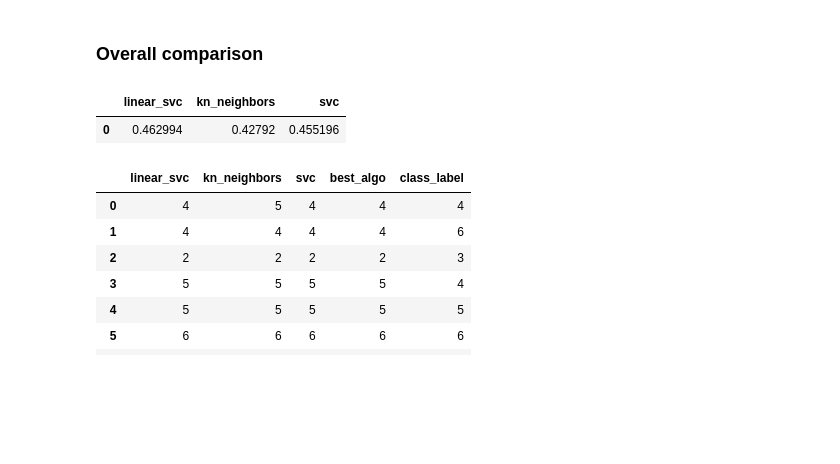
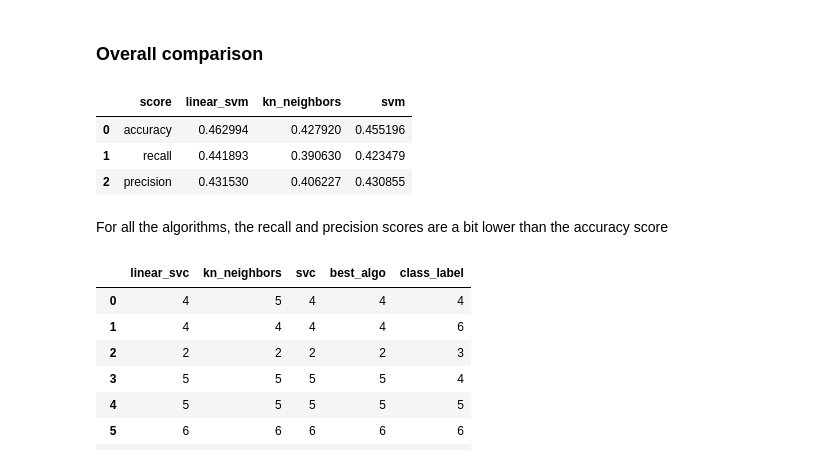
Before and after one commit to SanderVanAndel/ADS-MachineLearning, a Jupyter notebook: Starcraft_LeagueIndex_Predictions.ipynb, the cells around one changed output. Saved outputs shown, nothing was run; the diff lists cells and outputs as text; code cells hidden in the pictures; blank space fills up the shorter version.

```diff
--- a/Starcraft_LeagueIndex_Predictions.ipynb
+++ b/Starcraft_LeagueIndex_Predictions.ipynb
@@ -288,6 +308,8 @@ y = np.array(list(replays.iloc[:, 1].values))
 kf = KFold(n_splits=5, shuffle=True, random_state=0)
 
 accuracy_scores_linear_svm = []
+recall_scores_linear_svm = []
+precision_scores_linear_svm = []
 for train_index, test_index in kf.split(X):
 #     print("TRAIN:", train_index, "TEST:", test_index)
 
@@ -305,12 +327,19 @@ for train_index, test_index in kf.split(X):
     clf.fit(f_train, y_train)
     pred = clf.predict(f_test)
 
-    #Check accuracy
+    #Get accuracy, recall and precision
     acc = accuracy_score(pred, y_test)
+    recall = recall_score(y_test, pred,  average='micro', labels=[1, 2, 3, 4, 5])
+    precision = precision_score(y_test, pred, average='micro', labels=[1, 2, 3, 4, 5])
+
     accuracy_scores_linear_svm.append(acc)
+    recall_scores_linear_svm.append(recall)
+    precision_scores_linear_svm.append(precision)
 
-print('accuracy score per set', accuracy_scores_linear_svm)
 linearsvm_accuracy = reduce(lambda x, y: x + y, accuracy_scores_linear_svm) / len(accuracy_scores_linear_svm)
-print('average accuracy score: ', linearsvm_accuracy)
+linearsvm_recall = reduce(lambda x, y: x + y, recall_scores_linear_svm) / len(recall_scores_linear_svm)
+linearsvm_precision = reduce(lambda x, y: x + y, precision_scores_linear_svm) / len(precision_scores_linear_svm)
+
+print_scores(accuracy_scores_linear_svm, recall_scores_linear_svm, precision_scores_linear_svm, linearsvm_accuracy, linearsvm_recall, linearsvm_precision)
 # %% [output]
 accuracy score per set [0.4655688622754491, 0.4505988023952096, 0.46026986506746626, 0.4542728635682159, 0.48425787106446777]
@@ -384,6 +428,8 @@ y = np.array(list(replays.iloc[:, 1].values))
 kf = KFold(n_splits=5, shuffle=True, random_state=0)
 
 accuracy_scores_svm = []
+recall_scores_svm = []
+precision_scores_svm = []
 for train_index, test_index in kf.split(X):
 #     print("TRAIN:", train_index, "TEST:", test_index)
 
@@ -403,10 +449,26 @@ for train_index, test_index in kf.split(X):
 
     #Check accuracy
     acc = accuracy_score(pred, y_test)
+    recall = recall_score(pred, y_test, average='micro', labels=[1, 2, 3, 4, 5])
+    precision = precision_score(pred, y_test, average='micro', labels=[1, 2, 3, 4, 5])
+
     accuracy_scores_svm.append(acc)
+    recall_scores_svm.append(recall)
+    precision_scores_svm.append(precision)
 
 print('accuracy score per set', accuracy_scores_svm)
+print('recall score per set', recall_scores_svm)
+print('precision score per set', precision_scores_svm)
+print()
+
 svm_accuray = reduce(lambda x, y: x + y, accuracy_scores_svm) / len(accuracy_scores_svm)
+svm_recall = reduce(lambda x, y: x + y, recall_scores_svm) / len(recall_scores_svm)
+svm_precision = reduce(lambda x, y: x + y, precision_scores_svm) / len(precision_scores_svm)
+
+print_scores
+
 print('average accuracy score: ', svm_accuray)
+print('average recall score: ', svm_recall)
+print('average precision score: ', svm_precision)
 # %% [output]
 accuracy score per set [0.46407185628742514, 0.4565868263473054, 0.4542728635682159, 0.4362818590704648, 0.46476761619190404]
@@ -528,13 +596,20 @@ Predicting players that are in league 4 or 3 also succeeds with almost 50% chanc
 # %% [markdown]
 ### Overall comparison
 # %%
-columns = ['linear_svc','kn_neighbors', 'svc']
-data = [linearsvm_accuracy, kneighbor_accuracy, svm_accuray]
-df = pd.DataFrame(data = [data], columns=columns)
+columns = ['score', 'linear_svm','kn_neighbors', 'svm']
+data = [['accuracy', linearsvm_accuracy, kneighbor_accuracy, svm_accuray],
+        ['recall', linearsvm_recall, kneighbor_recall, svm_recall],
+        ['precision', linearsvm_precision, kneighbor_precision, svm_precision]]
+
+df = pd.DataFrame(data = data, columns=columns)
 df.head()
 # %% [output]
-|  | linear_svc | kn_neighbors | svc |
-| 0 | 0.462994 | 0.42792 | 0.455196 |
+|  | score | linear_svm | kn_neighbors | svm |
+| 0 | accuracy | 0.462994 | 0.427920 | 0.455196 |
+| 1 | recall | 0.441893 | 0.390630 | 0.423479 |
+| 2 | precision | 0.431530 | 0.406227 | 0.430855 |
+# %% [markdown]
+For all the algorithms, the recall and precision scores are a bit lower than the accuracy score
 # %%
 X_train, X_test, y_train, y_test = train_test_split(replays.iloc[:, 2:].values, replays.iloc[:, 1].values, test_size=0.25, random_state=0)
 
```
Also changed, not shown: parts of 9 cells of this notebook, 2 other files.
